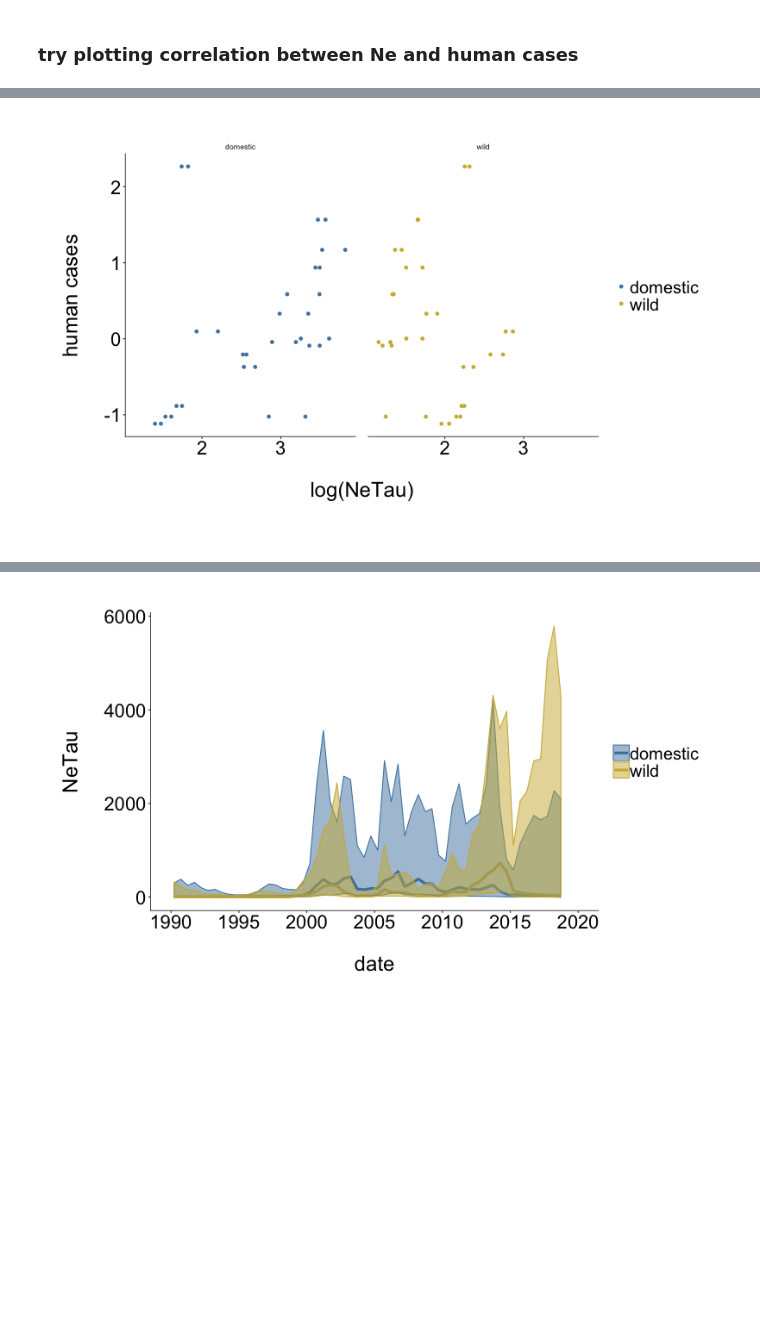
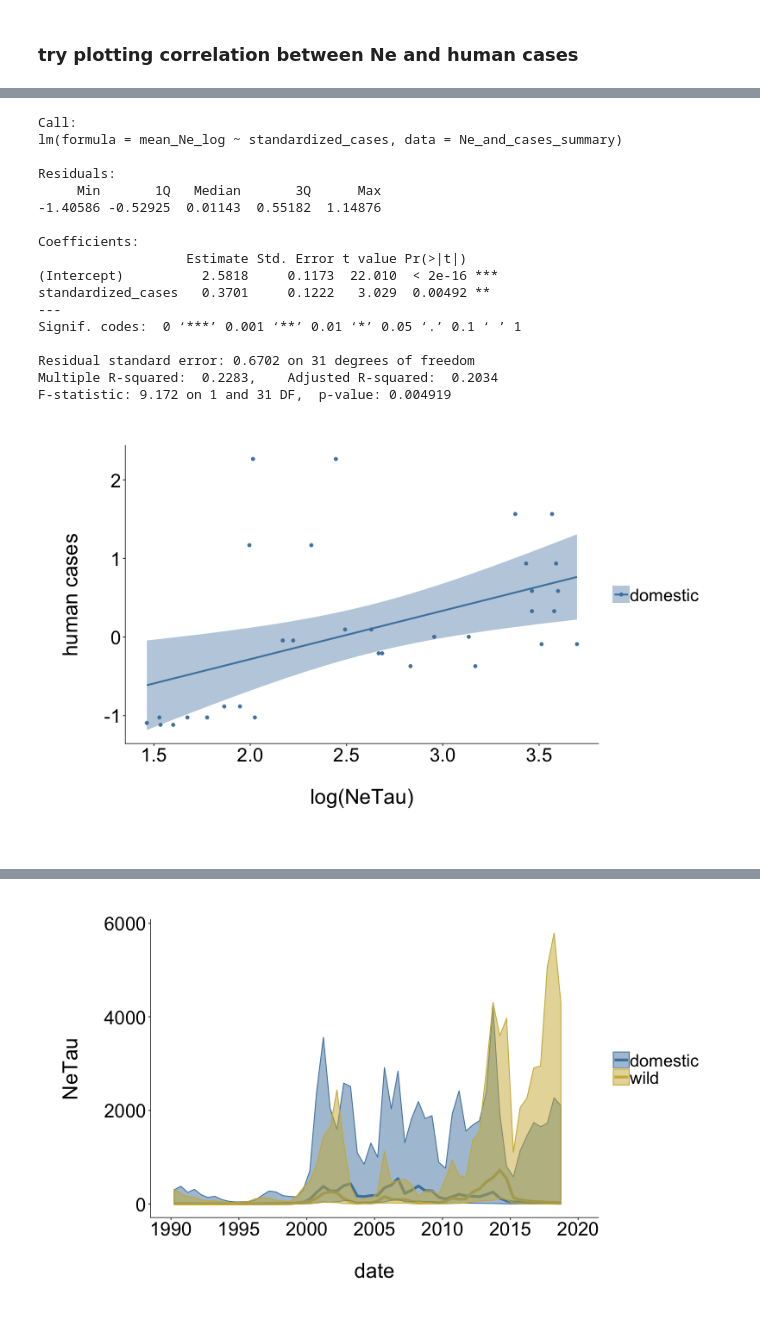
Before and after one commit to lmoncla/h5n1-host-classification, a Jupyter notebook: beast/Plot-posterior-estimates-of-mig-and-Ne.ipynb, the cells around one changed output, grey strips where cells are left out. Drawn from its saved outputs; the diff is of its cells as text; code cells hidden in the pictures; blank space fills up the shorter version.

```diff
--- a/beast/Plot-posterior-estimates-of-mig-and-Ne.ipynb
+++ b/beast/Plot-posterior-estimates-of-mig-and-Ne.ipynb
@@ -115,7 +115,7 @@ constant_human_off = {"label": "constant-human-off","mig_direction":"backwards i
 skyline_human_on =  {"label": "skyline-human-on", "mig_direction":"forwards in time",
                      "log": "beast-runs/2021-03-15-mascot-3deme-skyline-with-mig-history/with-human-mig/2021-04-27-mascot-3deme-skyline-with-human-mig.combined.log"}
 skyline_human_off = {"label": "skyline-human-off", "mig_direction":"forwards in time",
-                     "log": "beast-runs/2021-03-15-mascot-3deme-skyline-with-mig-history/no-human-mig-2021-03-31/2021-04-27-mascot-3deme-no-human-mig.combined.log"}
+                     "log": "beast-runs/2021-07-26-mascot-3deme-skyline-with-mig-fixed-log/with-extra-logger/combined-logfile-2021-08-23.log"}
 # %%
 to_run = skyline_human_off
 
@@ -221,7 +230,7 @@ def read_in_Ne_changes_mascot(log_file_path):
         for line in infile:
 
             # use the first line to find the migration rate columns
-            if "posterior" in line:
+            if "posterior" in line and "#" not in line:
                 all_cols = line.split("\t")
                 Ne_column_indices = []   # list to store column indices
                 Nes_key = {}   # dictionary to store the column index to map to column name
@@ -241,7 +250,7 @@ def read_in_Ne_changes_mascot(log_file_path):
 
 
             # read in actual parameter estimates and store in dictionary
-            else:
+            elif "#" not in line:
                 sample = line.split("\t")[0]
                 Ne_skyline_dict["sample"].append(sample)
 
@@ -249,5 +258,8 @@ def read_in_Ne_changes_mascot(log_file_path):
                     name = Nes_key[index]
                     Ne_skyline_dict[name].append(line.split("\t")[index])
 
+            else:
+                pass
+
 
     return(Ne_skyline_dict)
@@ -295,7 +328,7 @@ Ne_df.head()
 5 rows × 184 columns
 # %%
-Ne_df.columns = Ne_df.columns.str.replace(".state0", "_domestic_")
-Ne_df.columns = Ne_df.columns.str.replace(".state1", "_human_")
-Ne_df.columns = Ne_df.columns.str.replace(".state2", "_wild_")
+Ne_df.columns = Ne_df.columns.str.replace(".state0.", "_domestic_")
+Ne_df.columns = Ne_df.columns.str.replace(".state1.", "_human_")
+Ne_df.columns = Ne_df.columns.str.replace(".state2.", "_wild_")
 Ne_df.head()
 # %% [output]
@@ -531,6 +587,6 @@ Ne_summary['year'] = Ne_summary['date'].apply(return_year)
 # %%
 # now, merge in dataframes
-Ne_and_cases = Ne_summary.merge(human_cases_df, on="year")
-Ne_and_cases.head()
+Ne_and_cases_summary = Ne_summary.merge(human_cases_df, on="year")
+Ne_and_cases_summary.head()
 # %% [output]
 |  | deme | interval | mean_Ne_log | mean_Ne_linear | upper_hpd_log | lower_hpd_log | upper_hpd_linear | ... |
@@ -542,48 +613,65 @@ Ne_and_cases.head()
 # %%
-%%R -w 800 -h 500 -u px -i Ne_and_cases,current_date,label,human_color,wild_color,domestic_color # this sets the size of the plot...otherwise, it will go off the page
+%%R -w 800 -h 500 -u px -i Ne_and_cases_summary,current_date,label,human_color,wild_color,domestic_color # this sets the size of the plot...otherwise, it will go off the page
 
 require(ggplot2)
 library(ggplot2)
 library(RColorBrewer)
 
 
-output_filename = paste("NeTau-log-vs-cases-",label,"-",current_date,".pdf", sep="")
+output_filename = paste("domestic-NeTau-log-vs-cases-",label,"-",current_date,".pdf", sep="")
 
-Ne_and_cases$interval = as.numeric(Ne_and_cases$interval)
-Ne_and_cases$year = as.numeric(Ne_and_cases$year)
+Ne_and_cases_summary$interval = as.numeric(Ne_and_cases_summary$interval)
+Ne_and_cases_summary$year = as.numeric(Ne_and_cases_summary$year)
 
-reg1 <- lm(mean_Ne_log~standardized_cases,data=hsb2)
-summary(reg1)
+# optionally, just do domestic
+Ne_and_cases_summary <- Ne_and_cases_summary[(Ne_and_cases_summary$deme=="domestic"),]
 
-# optionally, remove human
-Ne_and_cases <- Ne_and_cases[!(Ne_and_cases$deme=="human"),]
+reg1 <- lm(mean_Ne_log~standardized_cases,data=Ne_and_cases_summary)
+print(summary(reg1))
 
-p1 <- ggplot() +
-    geom_point(data=Ne_and_cases, aes(x=mean_Ne_log, y=standardized_cases,group=deme, color=deme, fill=deme), size=1.5)+
-    facet_wrap(~deme)+
+p1 <- ggplot(data=Ne_and_cases_summary, aes(x=mean_Ne_log, y=standardized_cases,group=deme, color=deme, fill=deme)) +
+    geom_point(size=1.5)+
     labs(x="\nlog(NeTau)\n",y="human cases\n")+
+    geom_smooth(method='lm')+
      scale_color_manual(values=c(domestic=domestic_color,wild=wild_color,human=human_color))+
      scale_fill_manual(values=c(domestic=domestic_color,wild=wild_color,human=human_color))+
 #     scale_y_continuous(breaks=seq(0,0.8,0.2), limits=c(0,0.8))+
     #scale_x_continuous(breaks=seq(1990,2020,5), limits=c(1990,2020))+
     theme(panel.grid.major=element_line(colour=NA,size=NA))+
     theme(panel.grid.minor=element_line(colour=NA,size=NA))+
     theme(strip.background = element_rect(colour=NA, fill=NA))+
     theme(axis.line.x=element_line(colour="black"))+
     theme(axis.line.y=element_line(colour="black"))+
     theme(axis.title=element_text(size=24, vjust=5))+
     theme(axis.text.y=element_text(size=22, colour="black"))+
     theme(axis.text.x=element_text(size=22, colour="black", hjust=0.5))+
     theme(legend.text=element_text(size=20))+
     theme(legend.title=element_blank())+
     theme(panel.margin=unit(1, "lines"))+
     theme(plot.margin=unit(c(1,1,1,1),"cm"))+
     theme(legend.key.size=unit(0.7, "cm"))+
     theme(panel.background=element_rect(fill=NA))+
     theme(legend.key=element_rect(fill=NA))
     ##theme(legend.position = c(legend_x, legend_y))
 
 ggsave(output_filename, p1, width = 10, height = 6, device = "pdf", path = "figures", dpi = 300)
 p1
 # %% [output]
+Call:
+lm(formula = mean_Ne_log ~ standardized_cases, data = Ne_and_cases_summary)
+
+Residuals:
+     Min       1Q   Median       3Q      Max
+-1.40586 -0.52925  0.01143  0.55182  1.14876
+
+Coefficients:
+                   Estimate Std. Error t value Pr(>|t|)
+(Intercept)          2.5818     0.1173  22.010  < 2e-16 ***
+standardized_cases   0.3701     0.1222   3.029  0.00492 **
+---
+Signif. codes:  0 ‘***’ 0.001 ‘**’ 0.01 ‘*’ 0.05 ‘.’ 0.1 ‘ ’ 1
+
+Residual standard error: 0.6702 on 31 degrees of freedom
+Multiple R-squared:  0.2283,    Adjusted R-squared:  0.2034
+F-statistic: 9.172 on 1 and 31 DF,  p-value: 0.004919
-[figure, old version]
+[figure, new version]
```
Also changed, not shown: parts of 32 cells of this notebook, 11 other files.
